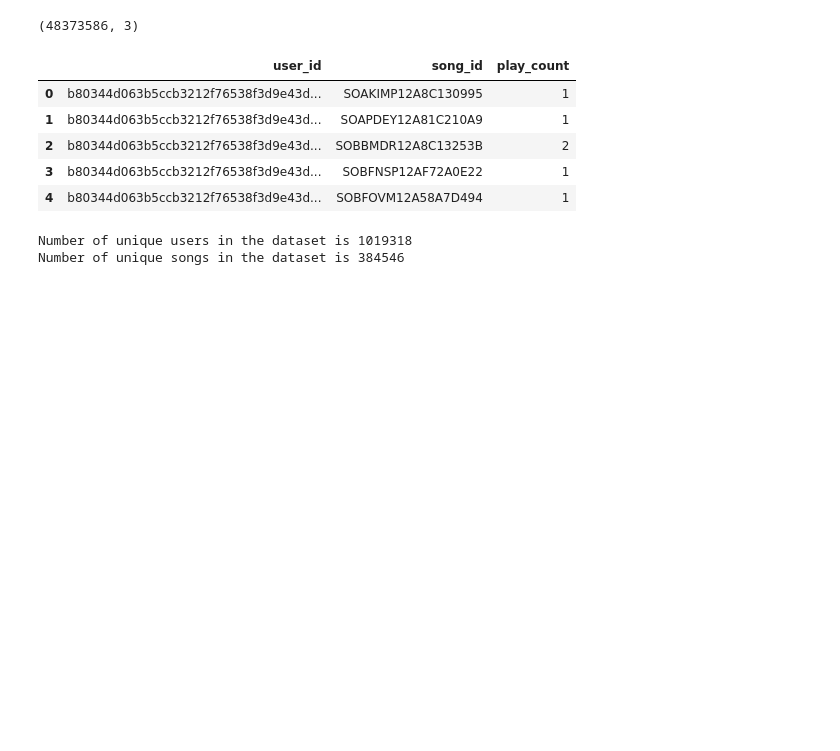
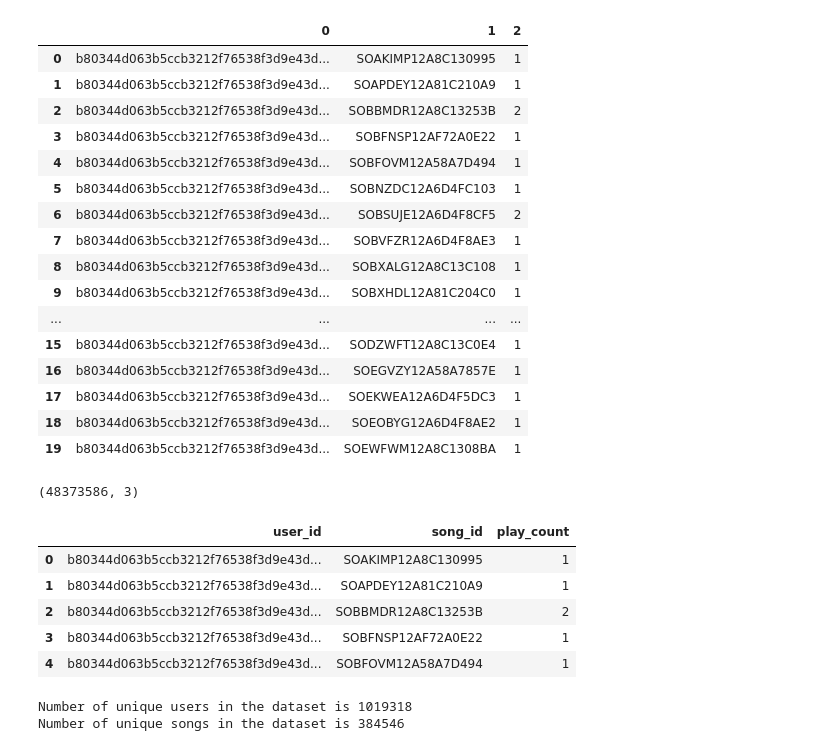
Before and after one commit to Nafisur-jspl/song-recommendation, a Jupyter notebook: Echonest-data-exploration.ipynb, the cells around one changed output. Cells and saved outputs as stored; diff of their text form; code cells hidden in the pictures; blank space fills up the shorter version.

```diff
--- a/Echonest-data-exploration.ipynb
+++ b/Echonest-data-exploration.ipynb
@@ -1,3 +1,25 @@
 # %%
 import pandas as pd
 import numpy as np
+# %%
+test = pd.read_csv('./data/train_triplets.txt', sep='\t', header=None, nrows=20)
+# %%
+test
+# %% [output]
+|  | 0 | 1 | 2 |
+| 0 | b80344d063b5ccb3212f76538f3d9e43d... | SOAKIMP12A8C130995 | 1 |
+| 1 | b80344d063b5ccb3212f76538f3d9e43d... | SOAPDEY12A81C210A9 | 1 |
+| 2 | b80344d063b5ccb3212f76538f3d9e43d... | SOBBMDR12A8C13253B | 2 |
+| 3 | b80344d063b5ccb3212f76538f3d9e43d... | SOBFNSP12AF72A0E22 | 1 |
+| 4 | b80344d063b5ccb3212f76538f3d9e43d... | SOBFOVM12A58A7D494 | 1 |
+| 5 | b80344d063b5ccb3212f76538f3d9e43d... | SOBNZDC12A6D4FC103 | 1 |
+| 6 | b80344d063b5ccb3212f76538f3d9e43d... | SOBSUJE12A6D4F8CF5 | 2 |
+| 7 | b80344d063b5ccb3212f76538f3d9e43d... | SOBVFZR12A6D4F8AE3 | 1 |
+| 8 | b80344d063b5ccb3212f76538f3d9e43d... | SOBXALG12A8C13C108 | 1 |
+| 9 | b80344d063b5ccb3212f76538f3d9e43d... | SOBXHDL12A81C204C0 | 1 |
+| ... | ... | ... | ... |
+| 15 | b80344d063b5ccb3212f76538f3d9e43d... | SODZWFT12A8C13C0E4 | 1 |
+| 16 | b80344d063b5ccb3212f76538f3d9e43d... | SOEGVZY12A58A7857E | 1 |
+| 17 | b80344d063b5ccb3212f76538f3d9e43d... | SOEKWEA12A6D4F5DC3 | 1 |
+| 18 | b80344d063b5ccb3212f76538f3d9e43d... | SOEOBYG12A6D4F8AE2 | 1 |
+| 19 | b80344d063b5ccb3212f76538f3d9e43d... | SOEWFWM12A8C1308BA | 1 |
```
Also changed, not shown: parts of 2 cells of this notebook, 3 other files.
